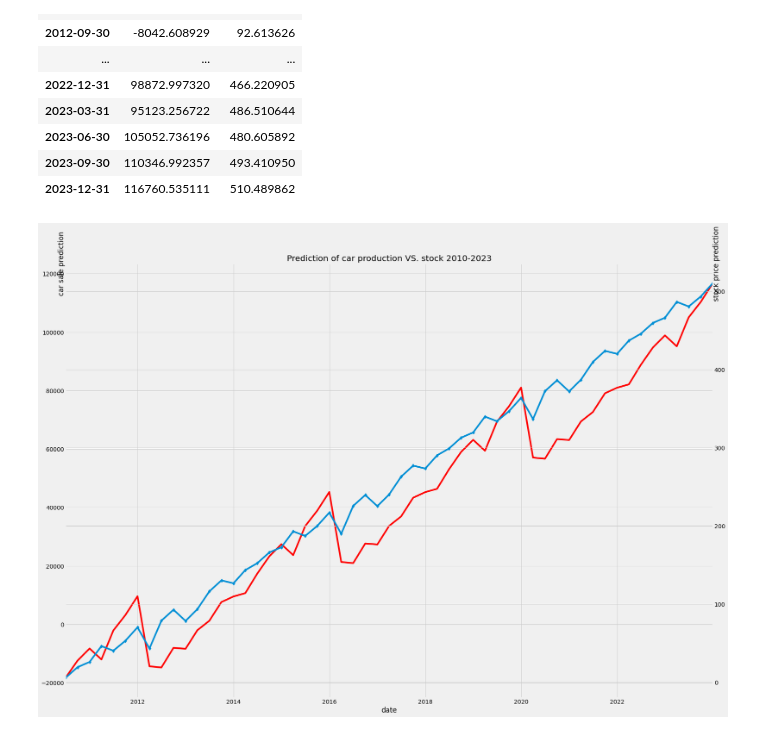
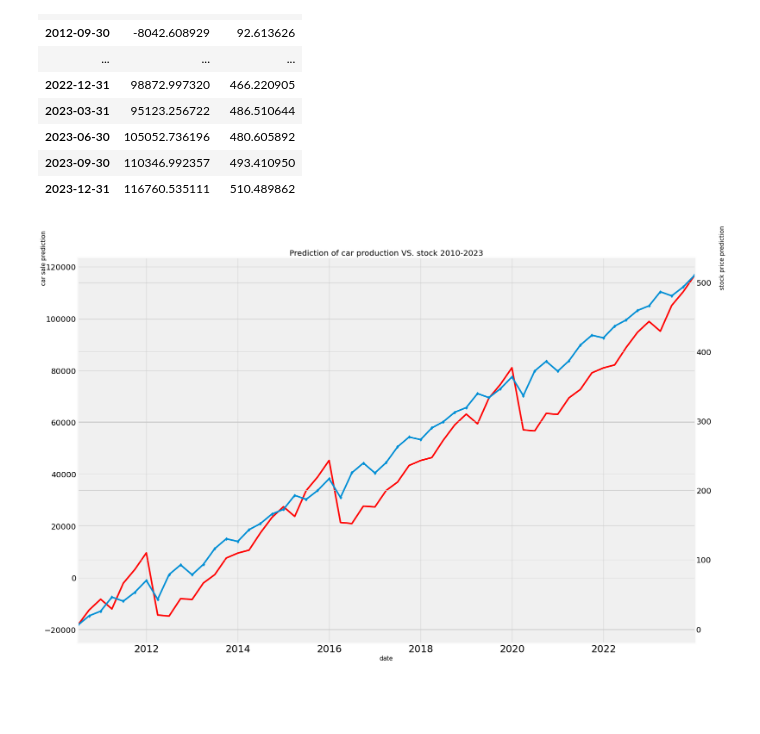
Before and after one commit to ta-data-bcn/Project-Week-8-Final-Project, a Jupyter notebook: Notebooks/TSLA_Stock_Analysis_Car_production_&_prediction.ipynb, the cells around one changed output. Cells and saved outputs as stored; diff of their text form; code cells hidden in the pictures; blank space fills up the shorter version.

```diff
--- a/Notebooks/TSLA_Stock_Analysis_Car_production_&_prediction.ipynb
+++ b/Notebooks/TSLA_Stock_Analysis_Car_production_&_prediction.ipynb
@@ -264,7 +266,7 @@ Try using .loc[row_indexer,col_indexer] = value instead
 
 See the caveats in the documentation: http://pandas.pydata.org/pandas-docs/stable/indexing.html#indexing-view-versus-copy
 # %%
-# df_plot.set_index('Date', inplace=True)
+df_plot.reset_index('Date', inplace=True)
 # %%
 df_plot
 # %% [output]
@@ -440,2 +456,2 @@ df_prophet_prod_stock
 # %%
-df_prophet_prod_stock = df_prophet_prod[['Adj Close']]
+df_prophet_prod_stock = df_prophet_prod[['Date','Adj Close']]
@@ -442,5 +478,5 @@ df_prophet_prod_stock = df_prophet_prod[['Adj Close']]
 # %%
-df_prophet_prod_stock.reset_index(inplace=True)
+# df_prophet_prod_stock.reset_index(inplace=True)
 # %%
 df_prophet_prod_stock.columns = ['ds','y']
 
@@ -556,19 +614,24 @@ df_both_pred
 # sns.lineplot(x='date', y='stock_predict',data=df_both_pred)
 # %%
 fig, ax1 = plt.subplots(figsize=(25, 18))
-ax1.set_xlabel('future quarter')
-ax1.set_ylabel('car sale prediction')
+ax1.set_xlabel('future quarter', fontsize=15)
+ax1.set_ylabel('car sale prediction', fontsize=15)
 df_both_pred['car_predict'].plot(kind='line', color='r', ax=ax1)
-ax1.yaxis.set_label_coords(0.5, -1)
-ax1.yaxis.set_label_coords(0, 1)
+ax1.tick_params(axis="x", labelsize=25)
+ax1.tick_params(axis="y", labelsize=20)
+# ax1.set_xticks(fontsize=15)
+ax1.yaxis.set_label_coords(-0.05, 1)
 
 ax2 = ax1.twinx()
-ax2.set_ylabel('stock price prediction')
-ax2.yaxis.set_label_coords(1, 1)
+ax2.set_ylabel('stock price prediction', fontsize=15)
+ax2.yaxis.set_label_coords(1.04, 1)
 df_both_pred['stock_predict'].plot(kind='line', marker='d', ax=ax2)
+# ax2.set_xticks(fontsize=15)
+ax2.tick_params(axis="x", labelsize=8)
+ax2.tick_params(axis="y", labelsize=20)
 ax1.yaxis.tick_left()
 ax2.yaxis.tick_right()
-plt.title('Prediction of car production VS. stock 2010-2023')
-plt.savefig(f'../DataSets/Tesla_car_sales/car_production_stock_evolution.png' , dpi=fig.dpi)
+plt.title('Prediction of car production VS. stock 2010-2023', fontsize=20)
+plt.savefig(f'../DataSets/Tesla_car_sales/car_production_stock_evolution.png' , dpi=300)
 # %% [output]
-[figure, old version]
+[figure, new version]
```
Also changed, not shown: parts of 16 cells of this notebook, 3 other files.
